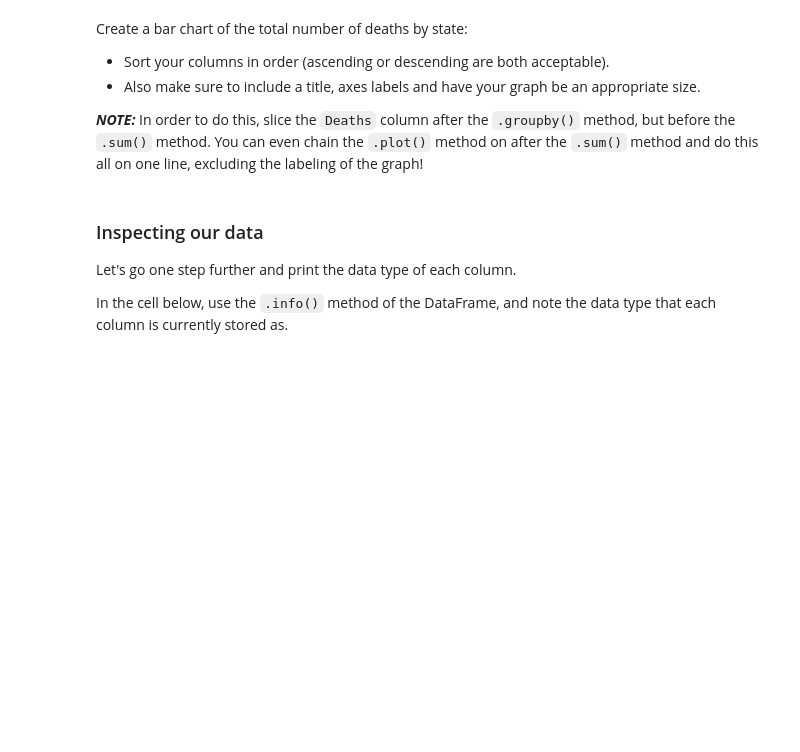
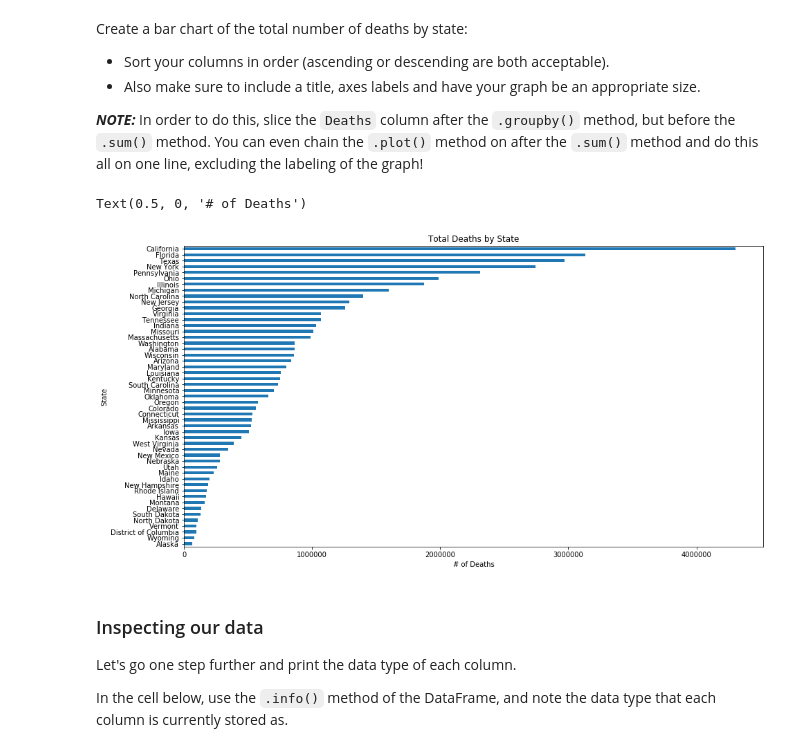
Before and after one commit to learn-co-curriculum/dsc-pivot-tables-pandas-lab, a Jupyter notebook: index.ipynb, the cells around one changed output. Saved outputs shown, nothing was run; the diff lists cells and outputs as text; code cells hidden in the pictures; blank space fills up the shorter version.

Commit message:
Revert "adding jeffrey's fix here"
This reverts commit 7899ce33d6591f46348a649d2b27ee2ea4ca7ddc.

```diff
--- a/index.ipynb
+++ b/index.ipynb
@@ -29,4 +32,7 @@ The data for this activity is stored in a file called `'causes_of_death.tsv'` wh
 # %%
 df = None
+# %%
+# __SOLUTION__
+df = pd.read_csv('causes_of_death.tsv', delimiter='\t')
 # %% [markdown]
 Now, display the head of the DataFrame to ensure everything loaded correctly.
@@ -57,6 +109,15 @@ Create a bar chart of the total number of deaths by state:
 **_NOTE:_** In order to do this, slice the `Deaths` column after the `.groupby()` method, but before the `.sum()` method.  You can even chain the `.plot()` method on after the `.sum()` method and do this all on one line, excluding the labeling of the graph!
 # %%
 # Your code here
+# %%
+# __SOLUTION__
+# Your code here
+df.groupby(['State'])['Deaths'].sum().sort_values().plot(kind='barh', figsize=(15,8))
+plt.title('Total Deaths by State')
+plt.xlabel("# of Deaths")
+# %% [output]
+Text(0.5, 0, '# of Deaths')
+[figure, added]
 # %% [markdown]
 ### Inspecting our data
 
```
Also changed, not shown: parts of 32 cells of this notebook, 1 other file.
